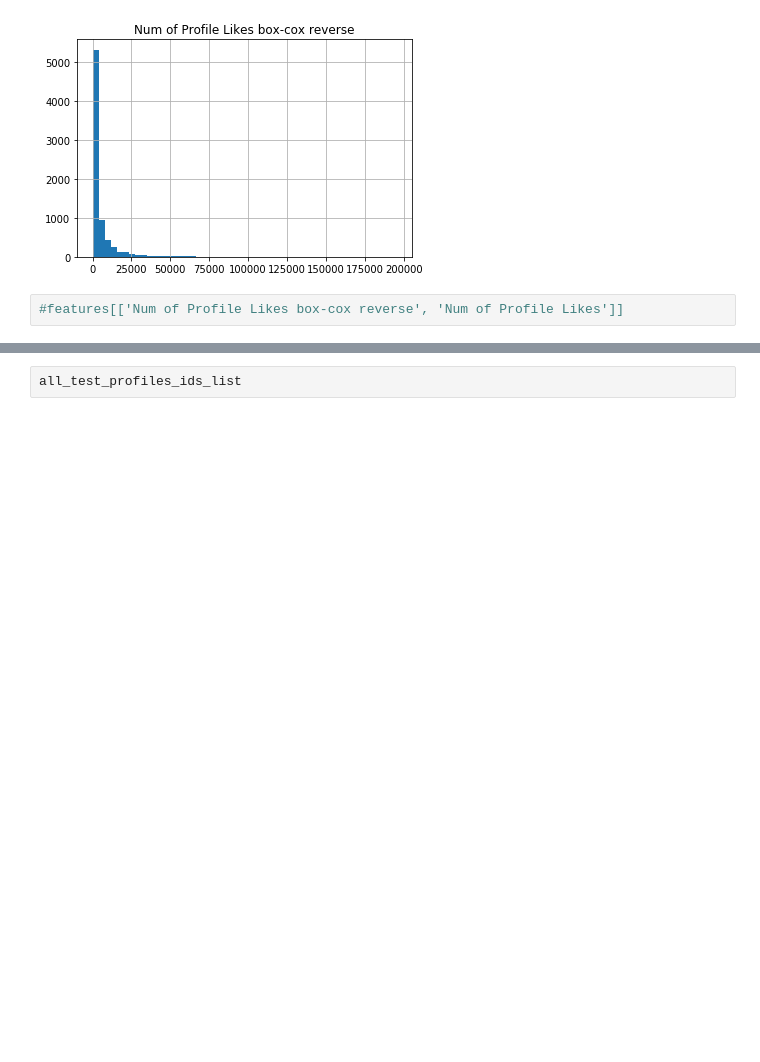
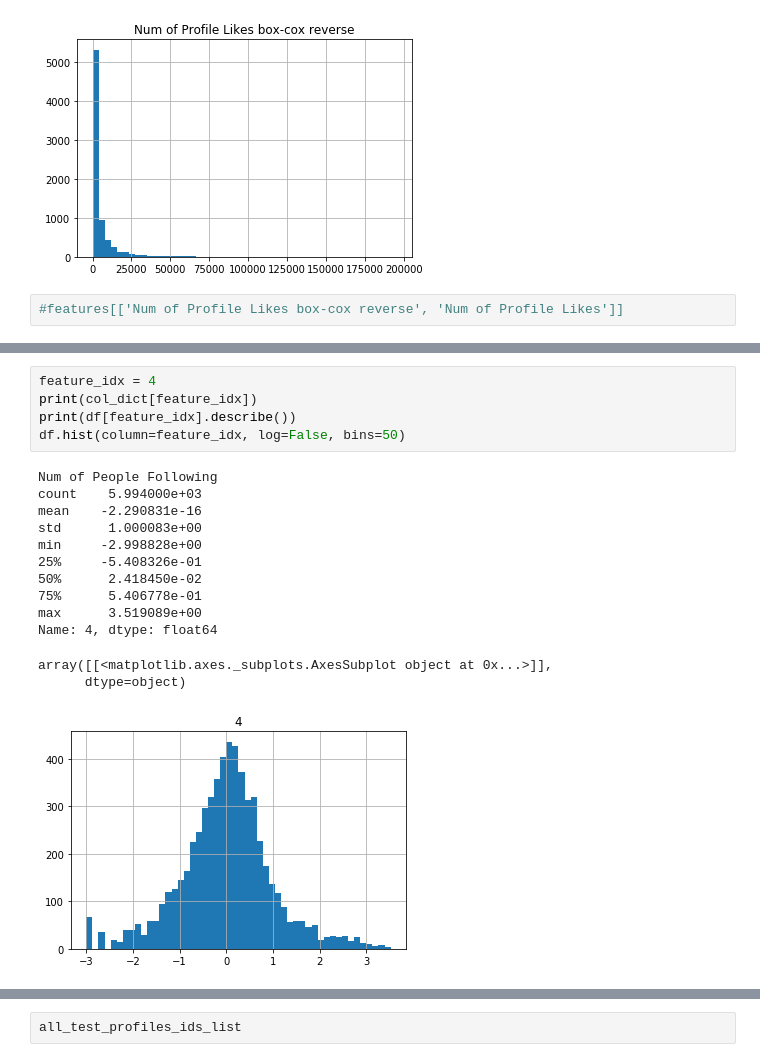
Before and after one commit to aelimame/DataScienceProject, a Jupyter notebook: Notebook-Experiences.ipynb, the cells around one changed output, grey strips where cells are left out. Drawn from its saved outputs; the diff is of its cells as text; blank space fills up the shorter version.

```diff
--- a/Notebook-Experiences.ipynb
+++ b/Notebook-Experiences.ipynb
@@ -151,3 +245,22 @@ if use_scaling:
+# %%
+feature_idx = 4
+print(col_dict[feature_idx])
+print(df[feature_idx].describe())
+df.hist(column=feature_idx, log=False, bins=50)
+# %% [output]
+Num of People Following
+count    5.994000e+03
+mean    -2.290831e-16
+std      1.000083e+00
+min     -2.998828e+00
+25%     -5.408326e-01
+50%      2.418450e-02
+75%      5.406778e-01
+max      3.519089e+00
+Name: 4, dtype: float64
+array([[<matplotlib.axes._subplots.AxesSubplot object at 0x...>]],
+      dtype=object)
+[figure, added]
 # %%
 idx = 10
 
```
Also changed, not shown: parts of 37 cells of this notebook, 3 other files.
